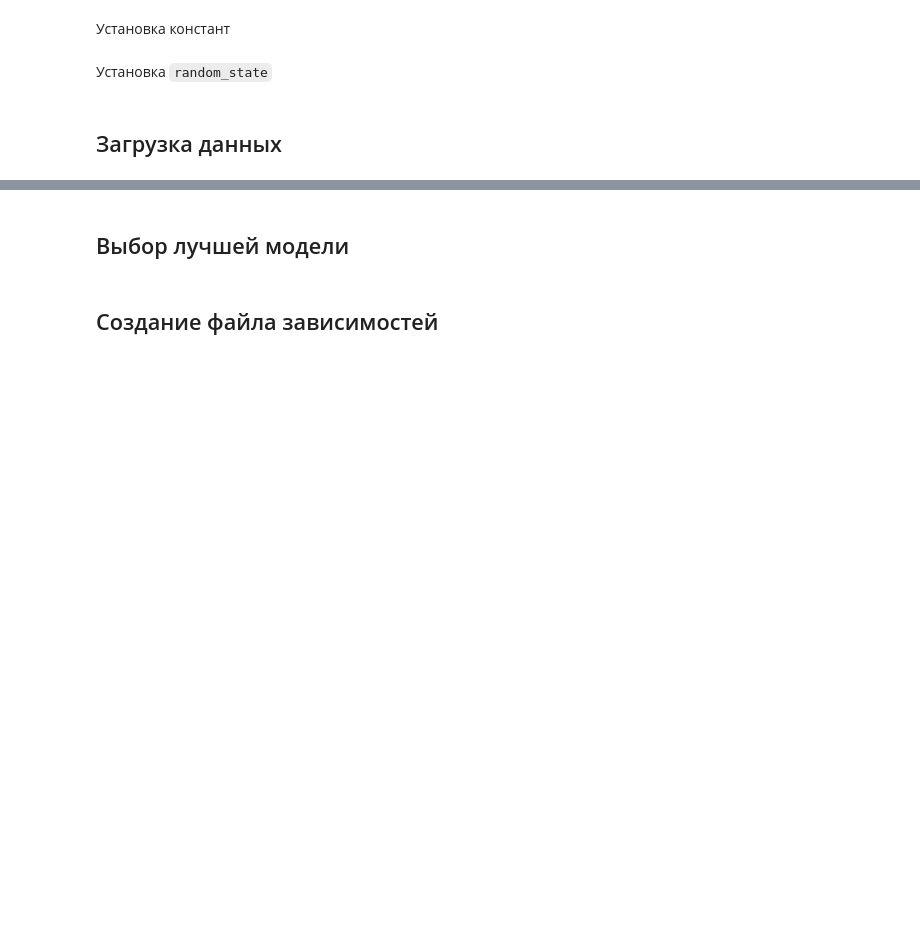
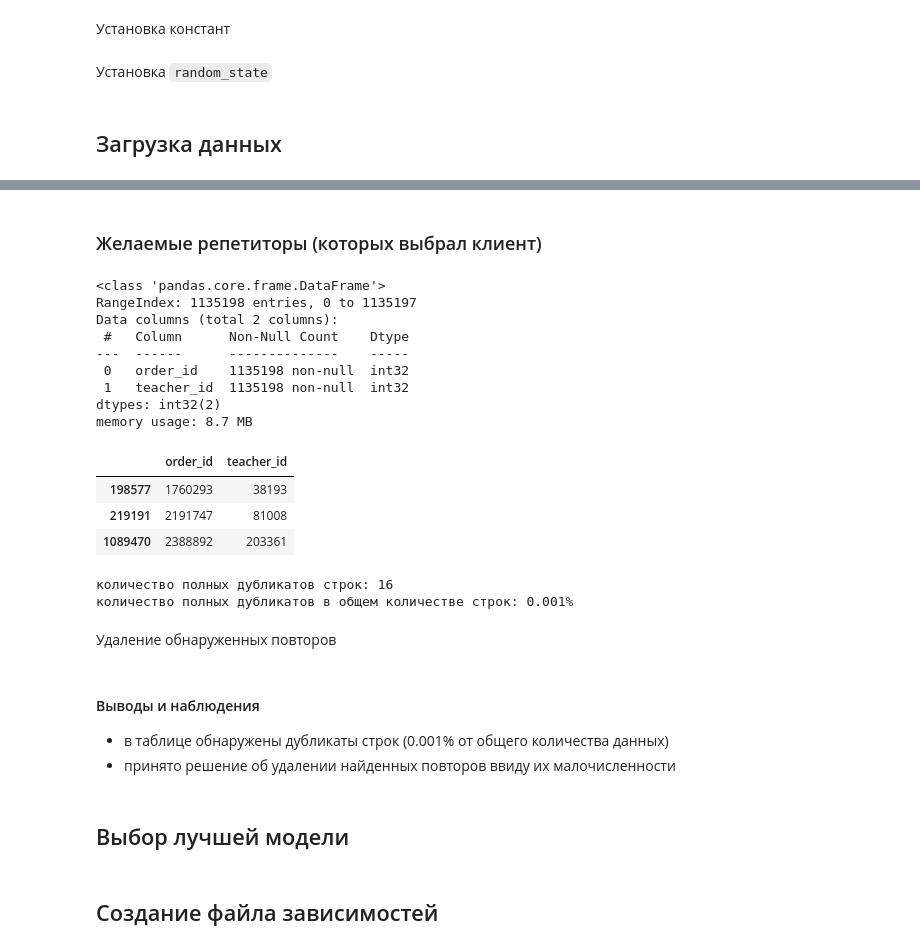
Before and after one commit to denis-42ds/classification_of_payment_requests, a Jupyter notebook: classification_of_payment_requests.ipynb, the cells around one changed output, grey strips where cells are left out. Cells and saved outputs as stored; diff of their text form; code cells hidden in the pictures; blank space fills up the shorter version.

```diff
--- a/classification_of_payment_requests.ipynb
+++ b/classification_of_payment_requests.ipynb
@@ -184,0 +318,27 @@ prefered_teachers_order_id = pd.read_csv('data/prefered_teachers_order_id.csv')
+# %% [markdown]
+### Желаемые репетиторы (которых выбрал клиент)
+# %%
+prefered_teachers_order_id.info()
+prefered_teachers_order_id.sample(3)
+# %% [output]
+<class 'pandas.core.frame.DataFrame'>
+RangeIndex: 1135198 entries, 0 to 1135197
+Data columns (total 2 columns):
+ #   Column      Non-Null Count    Dtype
+---  ------      --------------    -----
+ 0   order_id    1135198 non-null  int32
+ 1   teacher_id  1135198 non-null  int32
+dtypes: int32(2)
+memory usage: 8.7 MB
+|  | order_id | teacher_id |
+| 198577 | 1760293 | 38193 |
+| 219191 | 2191747 | 81008 |
+| 1089470 | 2388892 | 203361 |
+# %%
+print(f"количество полных дубликатов строк: {prefered_teachers_order_id.duplicated().sum()}")
+print(f"количество полных дубликатов в общем количестве строк: {prefered_teachers_order_id.duplicated().sum() / prefered_teachers_order_id.shape[0] * 100:.3f}%")
+# %% [output]
+количество полных дубликатов строк: 16
+количество полных дубликатов в общем количестве строк: 0.001%
+# %% [markdown]
+Удаление обнаруженных повторов
@@ -185,3 +347,7 @@ prefered_teachers_order_id = pd.read_csv('data/prefered_teachers_order_id.csv')
+# %% [markdown]
+#### Выводы и наблюдения
+- в таблице обнаружены дубликаты строк (0.001% от общего количества данных)
+- принято решение об удалении найденных повторов ввиду их малочисленности
 # %% [markdown]
 ## Выбор лучшей модели
 # %%
```
Also changed, not shown: parts of 23 cells of this notebook, 1 other file.
